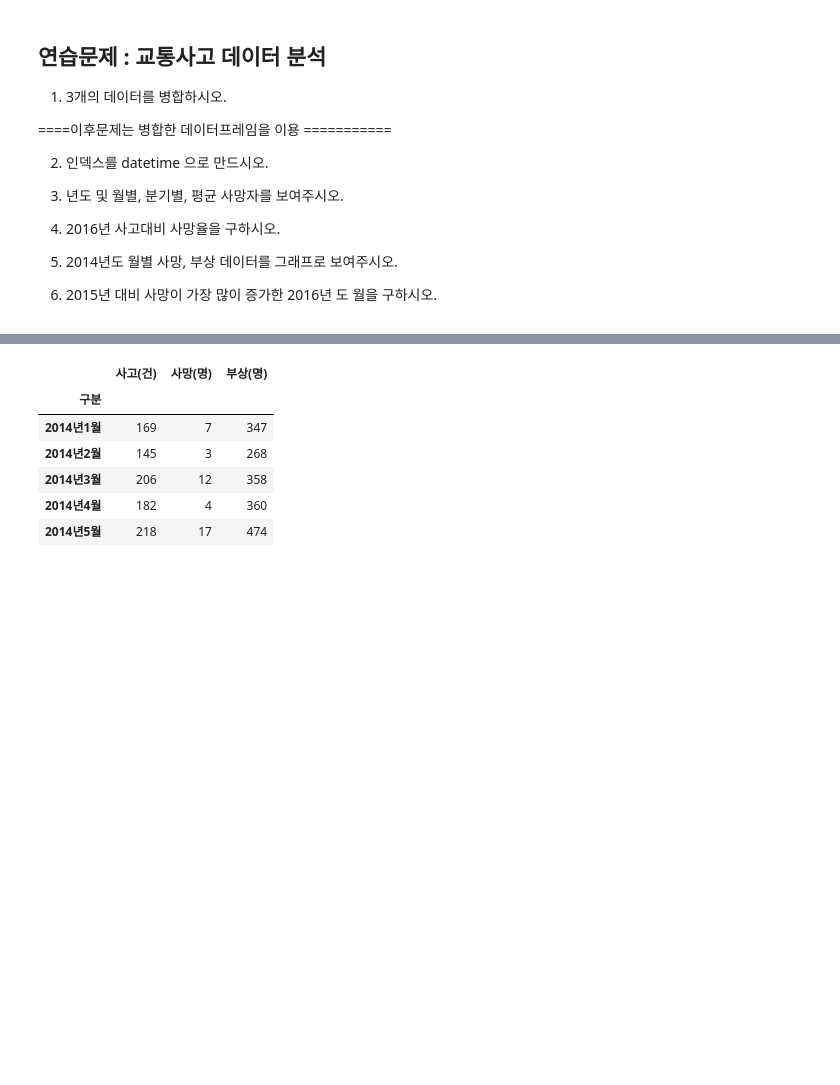
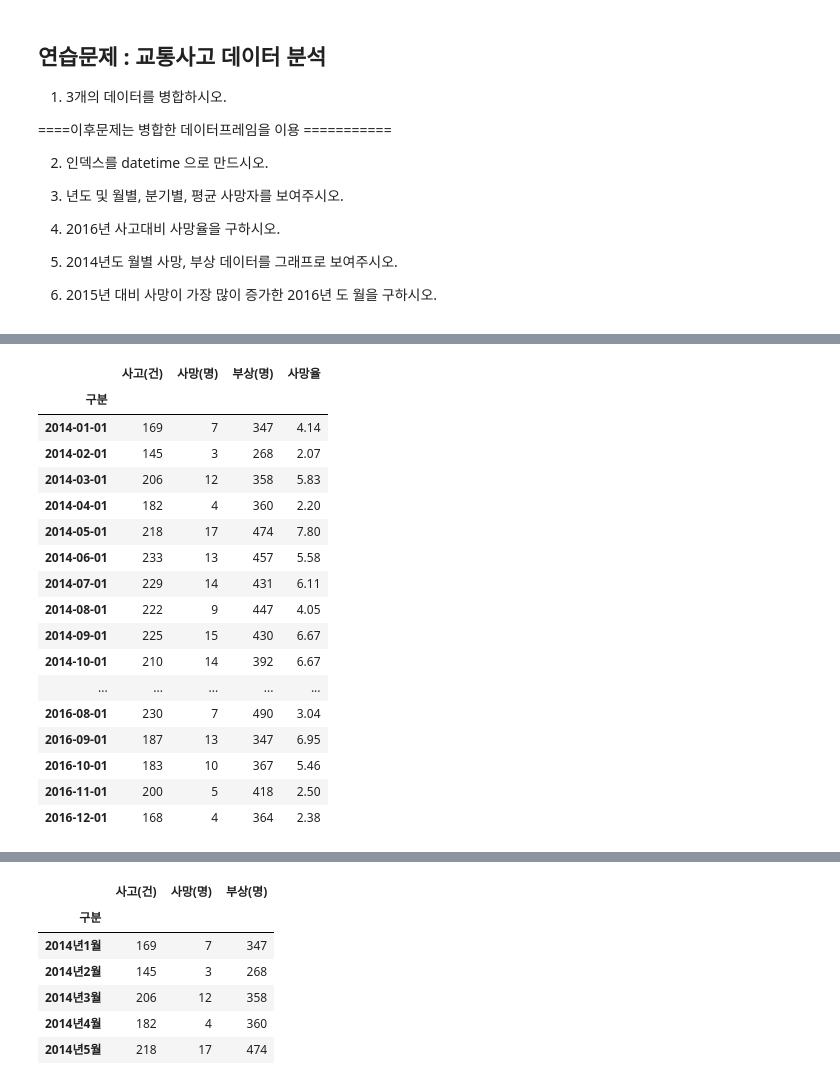
Before and after one commit to Salyeon/wassup3, a Jupyter notebook: 03_Data_Preprocessing/02_09_Pandas 시계열 자료 다루기.ipynb, the cells around one changed output, grey strips where cells are left out. Cells and saved outputs as stored; diff of their text form; code cells hidden in the pictures; blank space fills up the shorter version.

```diff
--- a/03_Data_Preprocessing/02_09_Pandas 시계열 자료 다루기.ipynb
+++ b/03_Data_Preprocessing/02_09_Pandas 시계열 자료 다루기.ipynb
@@ -1094,0 +1314,23 @@ sdf.loc['2023-12'].resample(rule='S').mean()
+# %%
+# 4
+data['사망율'] = round(data['사망(명)']/data['사고(건)']*100,2)
+data
+# %% [output]
+|  | 사고(건) | 사망(명) | 부상(명) | 사망율 |
+| 구분 |  |  |  |  |
+| 2014-01-01 | 169 | 7 | 347 | 4.14 |
+| 2014-02-01 | 145 | 3 | 268 | 2.07 |
+| 2014-03-01 | 206 | 12 | 358 | 5.83 |
+| 2014-04-01 | 182 | 4 | 360 | 2.20 |
+| 2014-05-01 | 218 | 17 | 474 | 7.80 |
+| 2014-06-01 | 233 | 13 | 457 | 5.58 |
+| 2014-07-01 | 229 | 14 | 431 | 6.11 |
+| 2014-08-01 | 222 | 9 | 447 | 4.05 |
+| 2014-09-01 | 225 | 15 | 430 | 6.67 |
+| 2014-10-01 | 210 | 14 | 392 | 6.67 |
+| ... | ... | ... | ... | ... |
+| 2016-08-01 | 230 | 7 | 490 | 3.04 |
+| 2016-09-01 | 187 | 13 | 347 | 6.95 |
+| 2016-10-01 | 183 | 10 | 367 | 5.46 |
+| 2016-11-01 | 200 | 5 | 418 | 2.50 |
+| 2016-12-01 | 168 | 4 | 364 | 2.38 |
```
Also changed, not shown: parts of 71 cells of this notebook, 16 other files.
